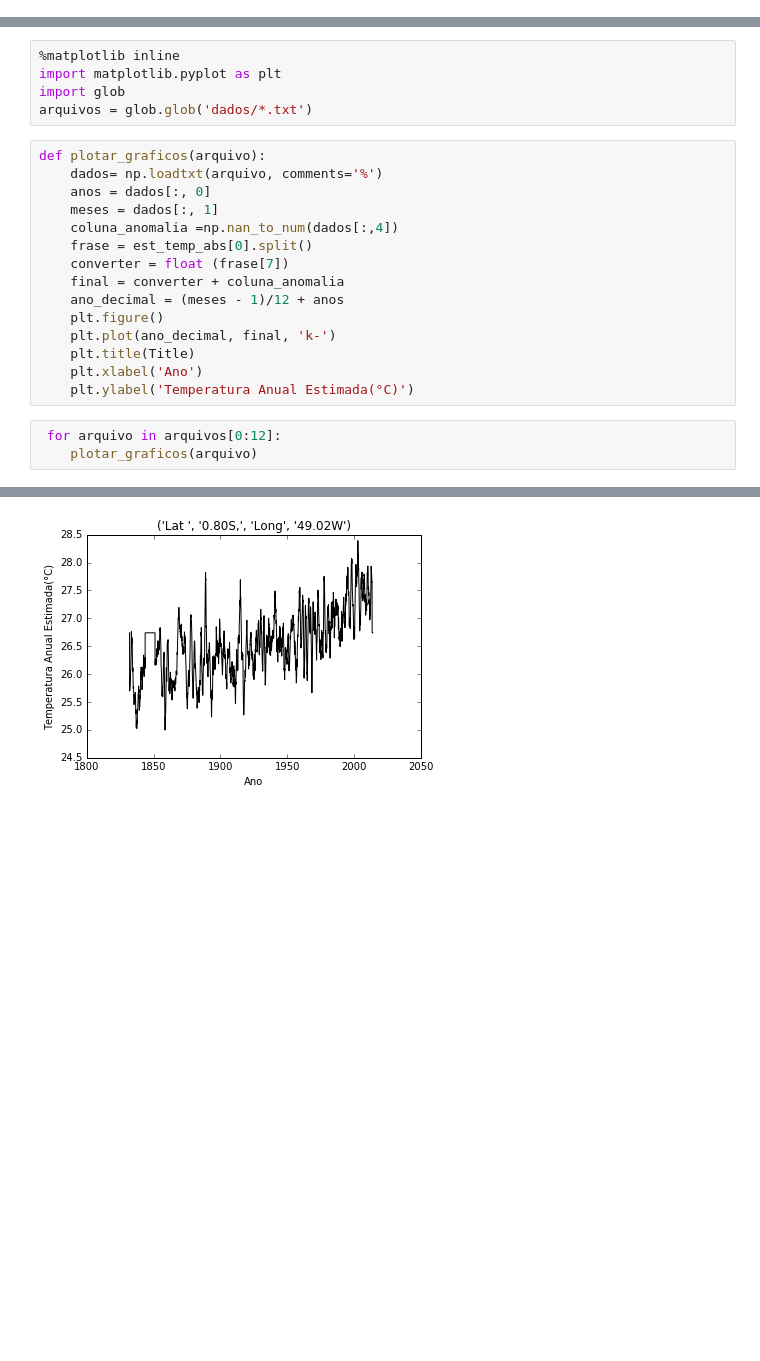
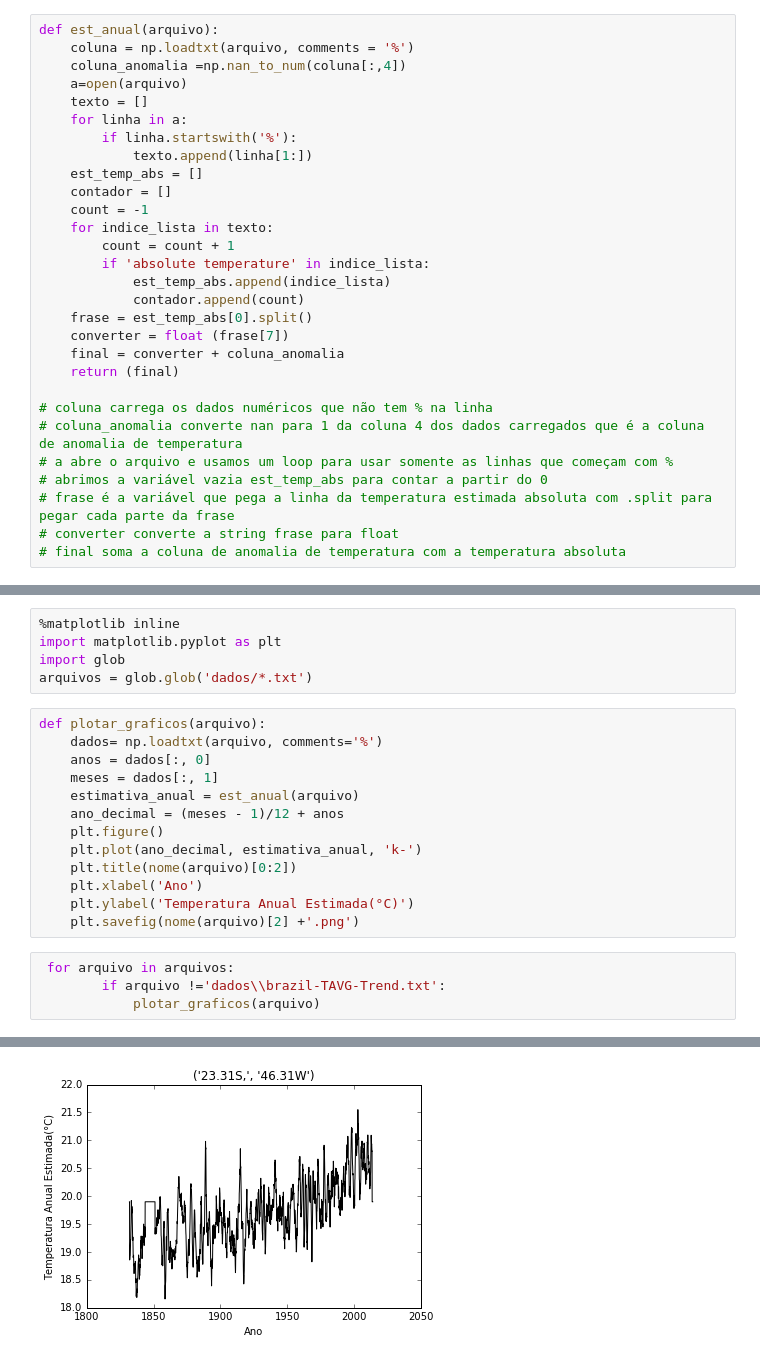
Before and after one commit to mat-esp-2016/python-4-estrelas, a Jupyter notebook: python4.ipynb, the cells around one changed output, grey strips where cells are left out. Cells and saved outputs as stored; diff of their text form; blank space fills up the shorter version.

```diff
--- a/python4.ipynb
+++ b/python4.ipynb
@@ -114,0 +135,29 @@ array([ 26.74 ,  26.74 ,  25.868, ...,  26.74 ,  26.74 ,  26.74 ])
+# %%
+def est_anual(arquivo):
+    coluna = np.loadtxt(arquivo, comments = '%')
+    coluna_anomalia =np.nan_to_num(coluna[:,4])
+    a=open(arquivo)
+    texto = []
+    for linha in a:
+        if linha.startswith('%'):
+            texto.append(linha[1:])
+    est_temp_abs = []
+    contador = []
+    count = -1
+    for indice_lista in texto:
+        count = count + 1
+        if 'absolute temperature' in indice_lista:
+            est_temp_abs.append(indice_lista)
+            contador.append(count)
+    frase = est_temp_abs[0].split()
+    converter = float (frase[7])
+    final = converter + coluna_anomalia
+    return (final)
+
+# coluna carrega os dados numéricos que não tem % na linha
+# coluna_anomalia converte nan para 1 da coluna 4 dos dados carregados que é a coluna de anomalia de temperatura
+# a abre o arquivo e usamos um loop para usar somente as linhas que começam com %
+# abrimos a variável vazia est_temp_abs para contar a partir do 0
+# frase é a variável que pega a linha da temperatura estimada absoluta com .split para pegar cada parte da frase
+# converter converte a string frase para float
+# final soma a coluna de anomalia de temperatura com a temperatura absoluta
@@ -126,17 +189,16 @@ def plotar_graficos(arquivo):
     dados= np.loadtxt(arquivo, comments='%')
     anos = dados[:, 0]
     meses = dados[:, 1]
-    coluna_anomalia =np.nan_to_num(dados[:,4])
-    frase = est_temp_abs[0].split()
-    converter = float (frase[7])
-    final = converter + coluna_anomalia
+    estimativa_anual = est_anual(arquivo)
     ano_decimal = (meses - 1)/12 + anos
     plt.figure()
-    plt.plot(ano_decimal, final, 'k-')
-    plt.title(Title)
+    plt.plot(ano_decimal, estimativa_anual, 'k-')
+    plt.title(nome(arquivo)[0:2])
     plt.xlabel('Ano')
     plt.ylabel('Temperatura Anual Estimada(°C)')
+    plt.savefig(nome(arquivo)[2] +'.png')
 # %%
- for arquivo in arquivos[0:12]:
-    plotar_graficos(arquivo)
+ for arquivo in arquivos:
+        if arquivo !='dados\\brazil-TAVG-Trend.txt':
+            plotar_graficos(arquivo)
 # %% [output]
@@ -151 +213 @@ def plotar_graficos(arquivo):
-[figure, old version]
+[figure, new version]
```
Also changed, not shown: parts of 18 cells of this notebook.
